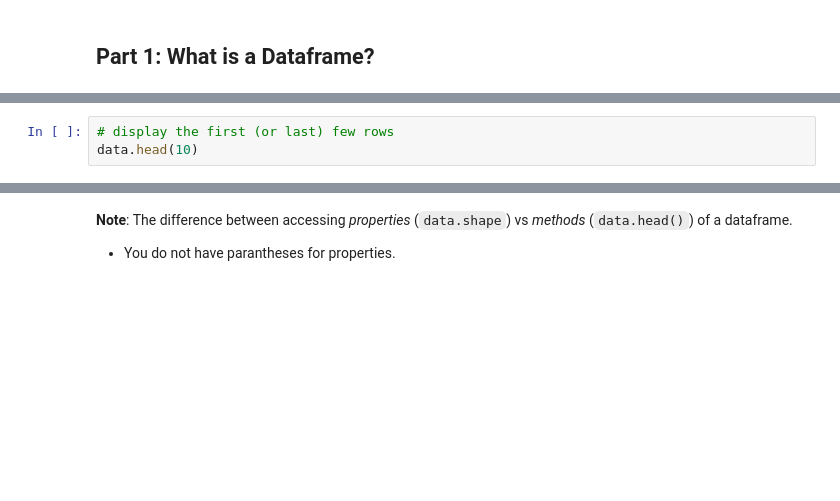
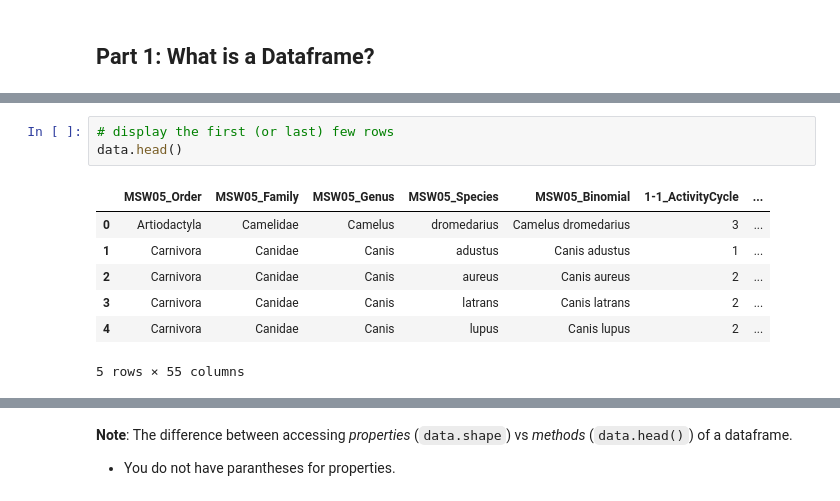
Before and after one commit to UofTCompDSci/eeb125-20241, a Jupyter notebook: weekly-materials/week07/lecture/lecture7.ipynb, the cells around one changed output, grey strips where cells are left out. Saved outputs shown, nothing was run; the diff lists cells and outputs as text; blank space fills up the shorter version.

```diff
--- a/weekly-materials/week07/lecture/lecture7.ipynb
+++ b/weekly-materials/week07/lecture/lecture7.ipynb
@@ -59,4 +125,12 @@ print("There are {} rows and {} columns in the dataframe".format(num_rows, num_c
 # %%
 # display the first (or last) few rows
-data.head(10)
+data.head()
+# %% [output]
+|  | MSW05_Order | MSW05_Family | MSW05_Genus | MSW05_Species | MSW05_Binomial | 1-1_ActivityCycle | ... |
+| 0 | Artiodactyla | Camelidae | Camelus | dromedarius | Camelus dromedarius | 3 | ... |
+| 1 | Carnivora | Canidae | Canis | adustus | Canis adustus | 1 | ... |
+| 2 | Carnivora | Canidae | Canis | aureus | Canis aureus | 2 | ... |
+| 3 | Carnivora | Canidae | Canis | latrans | Canis latrans | 2 | ... |
+| 4 | Carnivora | Canidae | Canis | lupus | Canis lupus | 2 | ... |
+5 rows × 55 columns
 # %%
```
Also changed, not shown: parts of 69 cells of this notebook.
